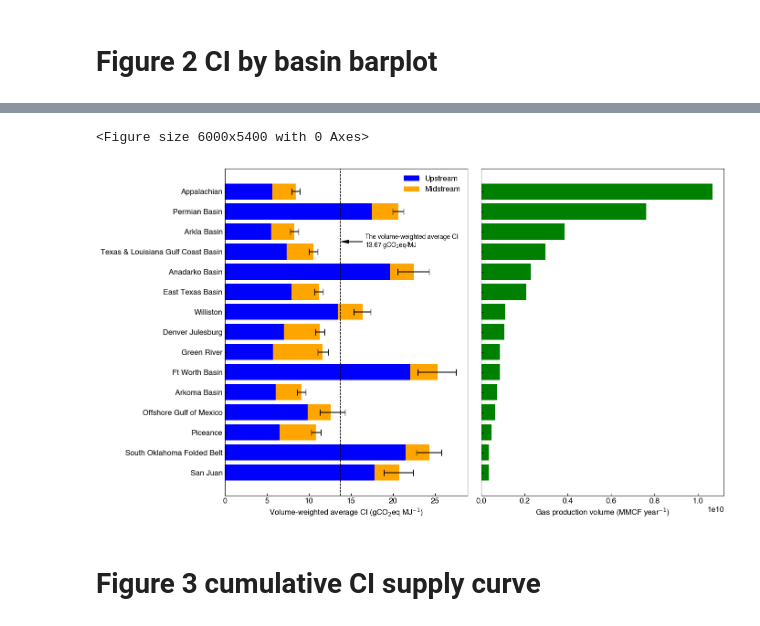
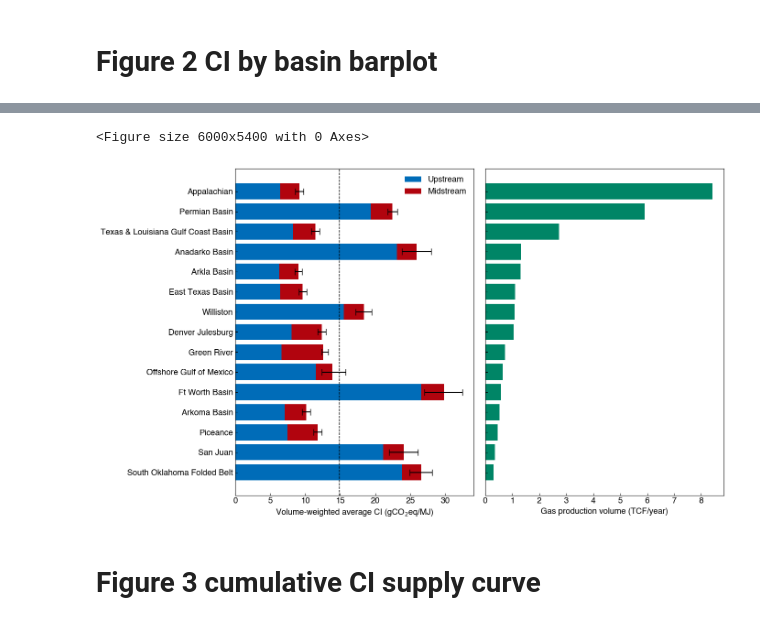
Before and after one commit to spencer-in-github/North-America-Gas-2021, a Jupyter notebook: Result Data/visualization.ipynb, the cells around one changed output, grey strips where cells are left out. Cells and saved outputs as stored; diff of their text form; code cells hidden in the pictures.

```diff
--- a/Result Data/visualization.ipynb
+++ b/Result Data/visualization.ipynb
@@ -24,20 +27,33 @@ Index(['Basin', 'Upstream', 'weighted_upstream_CI_lo',
 # Set the font properties globally
 plt.rcParams['font.family'] = 'Helvetica'
 # You can also adjust the size globally here
-plt.rcParams['font.size'] = 12
+plt.rcParams['font.size'] = 13
 
 # Create a higher quality figure
 plt.figure(figsize=(20, 18), dpi=300)  # Larger figure size and higher DPI
 
 # Sort DataFrame by 'Gas production' in descending order to have the basin with highest production at the top
-df['Gas production'] = pd.to_numeric(df['Gas production'])
+df['Gas production'] = pd.to_numeric(df['Gas production']/1e9)
 df.sort_values(by='Gas production', ascending=True, inplace=True)
 
 # Define a color map for CI categories
+# digital
 color_map = {
-    'Upstream': 'blue',
-    'Midstream': 'orange'
+    'Upstream': '#006CB8', # blue
+    'Midstream': '#B1040E' # red
 }
+
+# # light
+# color_map = {
+#     'Upstream': '#6FC3FF',  # blue
+#     'Midstream': '#E50808'  # red
+# }
+
+# # dark
+# color_map = {
+#     'Upstream': '#00548f',  # blue
+#     'Midstream': '#820000'  # red
+# }
 
 # Create a figure and two subplots, sharing the y-axis
 fig, (ax1, ax2) = plt.subplots(1, 2, figsize=(14, 8), sharey=True)
@@ -58,49 +74,52 @@ plt.gca().tick_params(direction='in')
 ax1.tick_params(axis='x', direction='in')
 ax1.tick_params(axis='y', direction='in')
 
-ax1.set_xlabel(r'Volume-weighted average CI (gCO$_2$eq MJ$^{-1}$)')
+ax1.set_xlabel(r'Volume-weighted average CI (gCO$_2$eq/MJ)')
 # ax1.set_title('Volume-weighted Average CI per Basin')
 ax1.legend(title='', frameon = False)
 
-mean_total_ci = 13.67346
+mean_total_ci = (df['total_CI'] * df['Gas production']).sum()/df['Gas production'].sum()
 
 # Add a vertical line for the mean total CI
 ax1.axvline(x=mean_total_ci, color='black', linestyle='--',
             linewidth=1, label=f'Mean Total CI: {mean_total_ci:.2f}')
 
 # Annotate the line with text and an arrow
-ax1.annotate(f'The volume-weighted average CI \n{mean_total_ci:.2f} gCO$_2$eq/MJ',
-             xy=(mean_total_ci, 11.5), xytext=(mean_total_ci + 3, 11.5),
-             arrowprops=dict(facecolor='black', shrink=0.05,
-                             width=0.5, headwidth=5),
-             verticalalignment='center', color='black', fontsize=10)
+# ax1.annotate(f'Volume-weighted average CI \n{mean_total_ci:.2f} gCO$_2$eq/MJ',
+#              xy=(mean_total_ci, 10), xytext=(mean_total_ci + 3, 10),
+#              arrowprops=dict(facecolor='black', shrink=0.05,
+#                              width=0.5, headwidth=5),
+#              verticalalignment='center', color='black', fontsize=10)
 
 
 # Adding error bars to the first plot
 xerr = df[['lo_diff', 'up_diff']].values.T  # Assuming this is correct
 ax1.errorbar(df['total_CI'],
               df['Basin'], xerr=xerr, fmt='none', color='black', capsize=5)
 
 # Second subplot for Gas production volume
 ax2.barh(df['Basin'], df['Gas production'],
-         color='green', alpha=1)
-ax2.set_xlabel(r'Gas production volume (MMCF year$^{-1}$)')
+         color='#008566', # digital green
+         #color='#1AECBA', # light green
+         #color='#006F54', # dark green
+         alpha=1)
+ax2.set_xlabel(r'Gas production volume (TCF/year)')
 # ax2.set_title('Gas Production Volume by Basin')
 
 # Tight layout to prevent overlap
 plt.tight_layout()
 
 # Setting tick marks to be inside
 plt.gca().tick_params(direction='in')
 
 # Show the plot
 plt.show()
 # Save the plot as a high-quality PNG file
-fig.savefig('/Users/spencerzhang/GitHub/PhD/North-America-Gas-2021/NAG publishable plot/volume_weighted_CI_and_gas_production.png',
-            format='png', dpi=300)
+fig.savefig('/Users/spencerzhang/GitHub/PhD/North-America-Gas-2021/NAG publishable plot/volume_weighted_CI_and_gas_production_digital.svg',
+            format='svg', dpi=300)
 # %% [output]
 <Figure size 6000x5400 with 0 Axes>
-[figure, old version]
+[figure, new version]
 # %% [markdown]
 # Figure 3 cumulative CI supply curve
 # %% [markdown]
```
Also changed, not shown: parts of 11 cells of this notebook, 24 other files.
